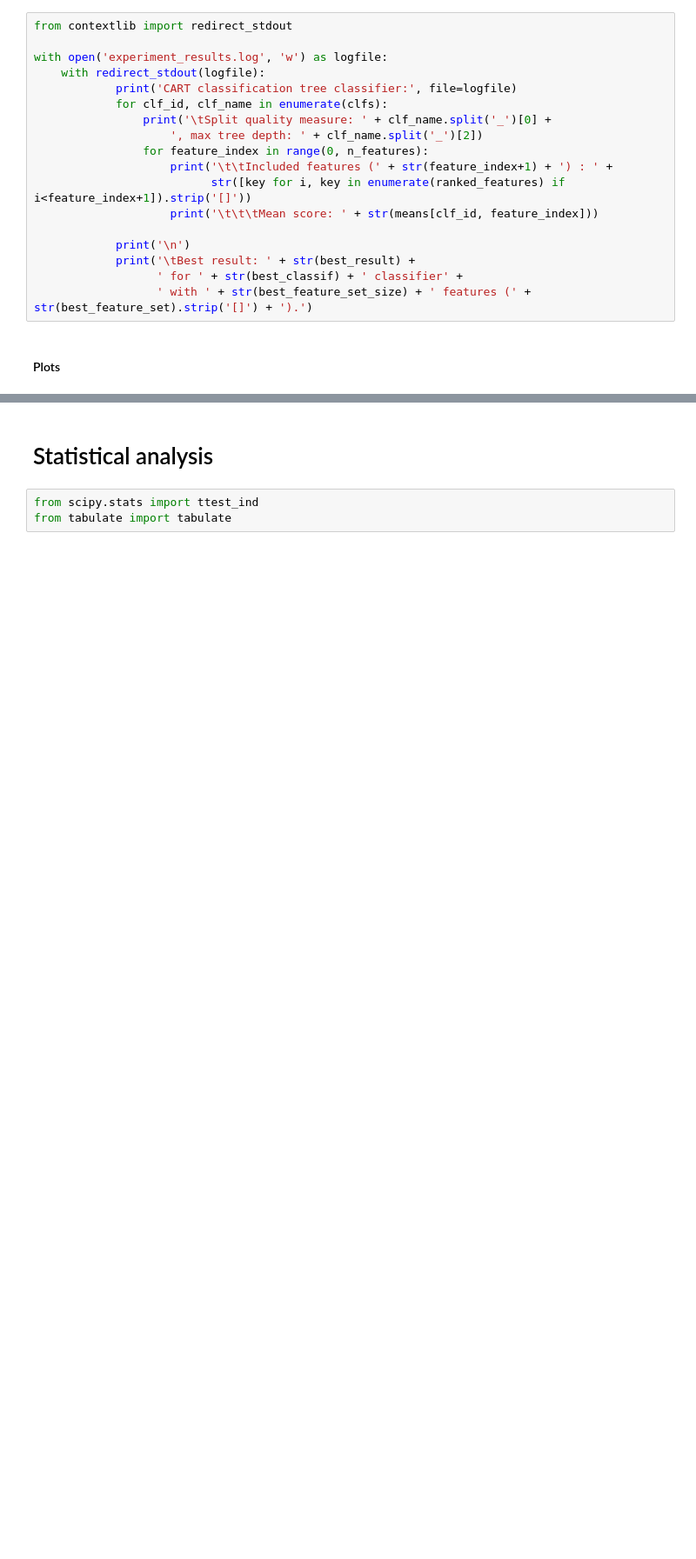
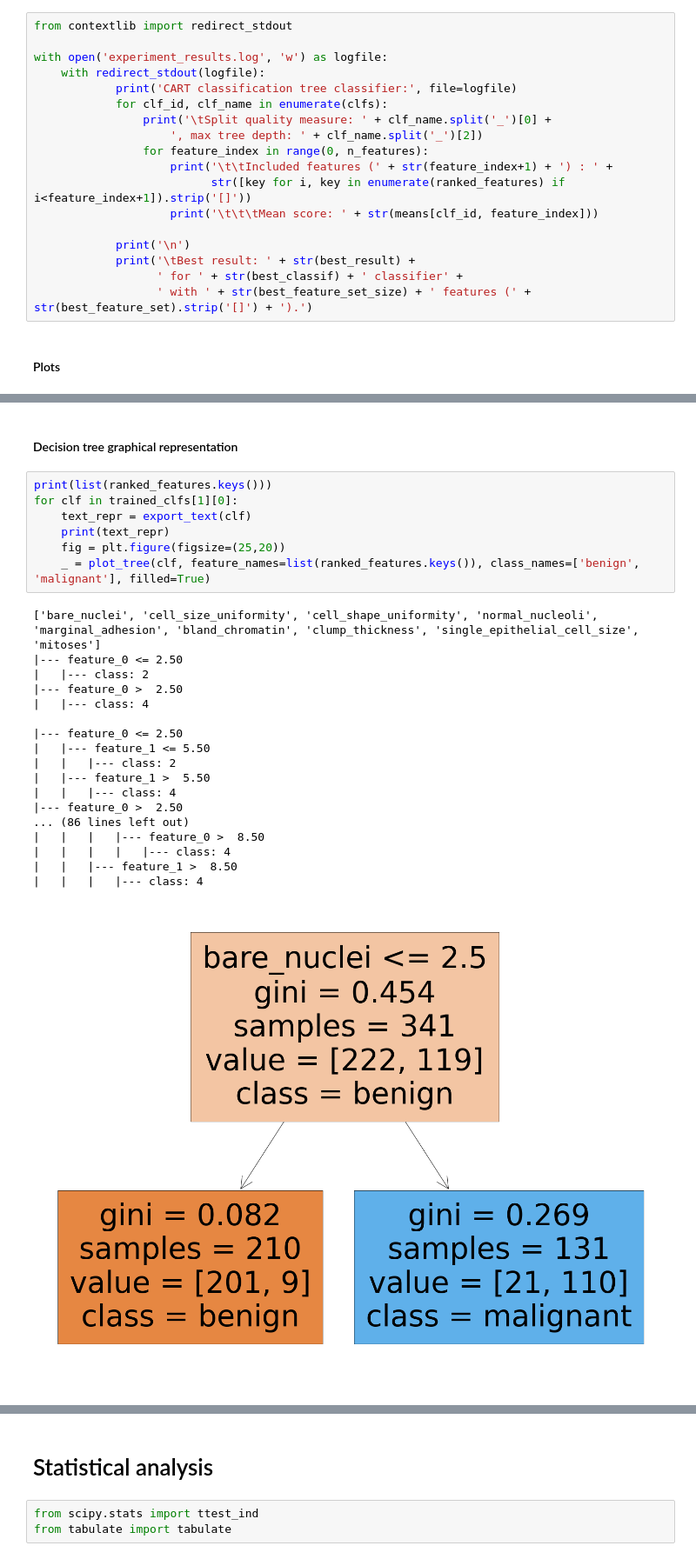
Before and after one commit to kowalik-lukasz/breast-cancer-classification, a Jupyter notebook: main.ipynb, the cells around one changed output, grey strips where cells are left out. Shown at 87% size. Saved outputs shown, nothing was run; the diff lists cells and outputs as text; blank space fills up the shorter version.

```diff
--- a/main.ipynb
+++ b/main.ipynb
@@ -222,0 +241,28 @@ plt.show()
+# %% [markdown]
+#### Decision tree graphical representation
+# %%
+print(list(ranked_features.keys()))
+for clf in trained_clfs[1][0]:
+    text_repr = export_text(clf)
+    print(text_repr)
+    fig = plt.figure(figsize=(25,20))
+    _ = plot_tree(clf, feature_names=list(ranked_features.keys()), class_names=['benign', 'malignant'], filled=True)
+# %% [output]
+['bare_nuclei', 'cell_size_uniformity', 'cell_shape_uniformity', 'normal_nucleoli', 'marginal_adhesion', 'bland_chromatin', 'clump_thickness', 'single_epithelial_cell_size', 'mitoses']
+|--- feature_0 <= 2.50
+|   |--- class: 2
+|--- feature_0 >  2.50
+|   |--- class: 4
+
+|--- feature_0 <= 2.50
+|   |--- feature_1 <= 5.50
+|   |   |--- class: 2
+|   |--- feature_1 >  5.50
+|   |   |--- class: 4
+|--- feature_0 >  2.50
+... (86 lines left out)
+|   |   |   |--- feature_0 >  8.50
+|   |   |   |   |--- class: 4
+|   |   |--- feature_1 >  8.50
+|   |   |   |--- class: 4
+[figure, added]
```
Also changed, not shown: parts of 7 cells of this notebook, 1 other file.
